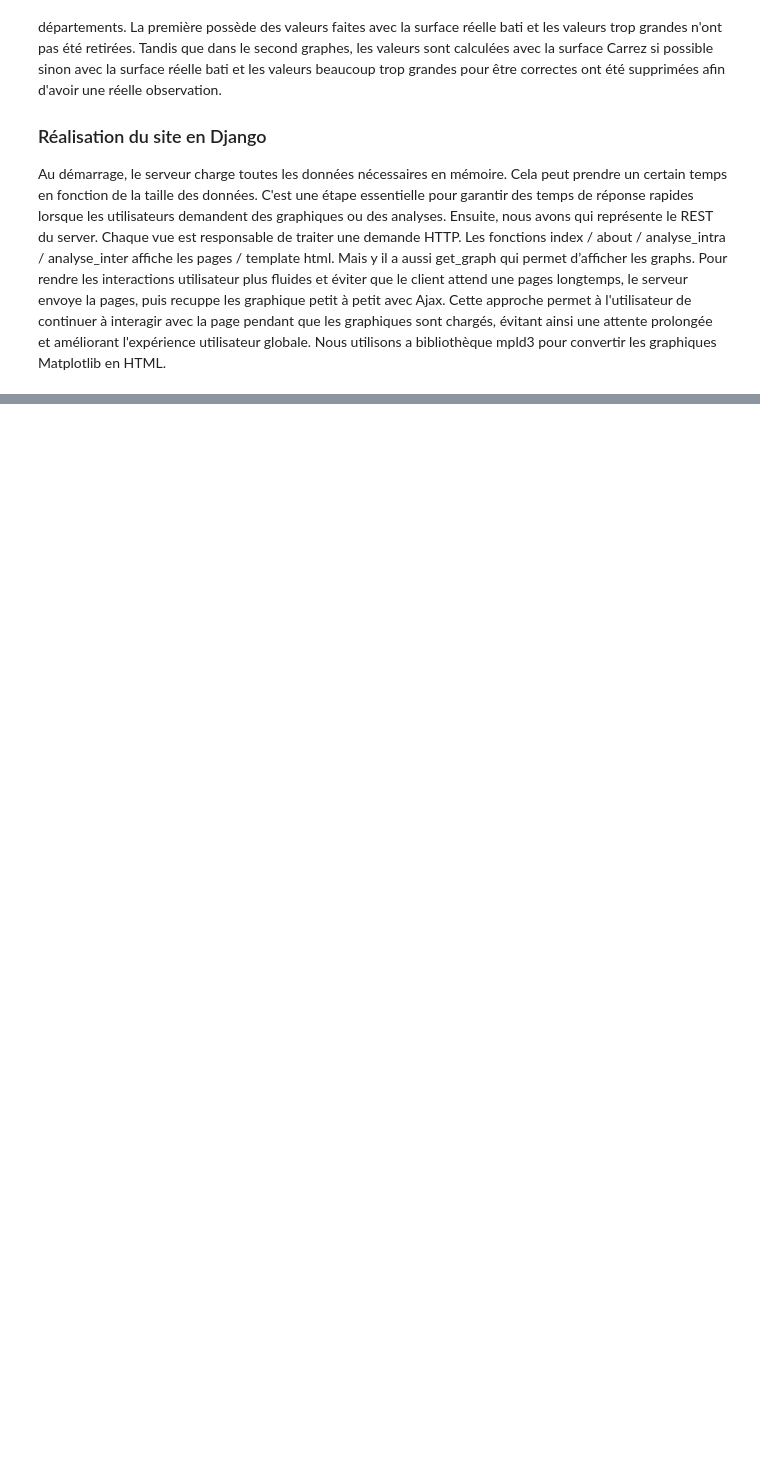
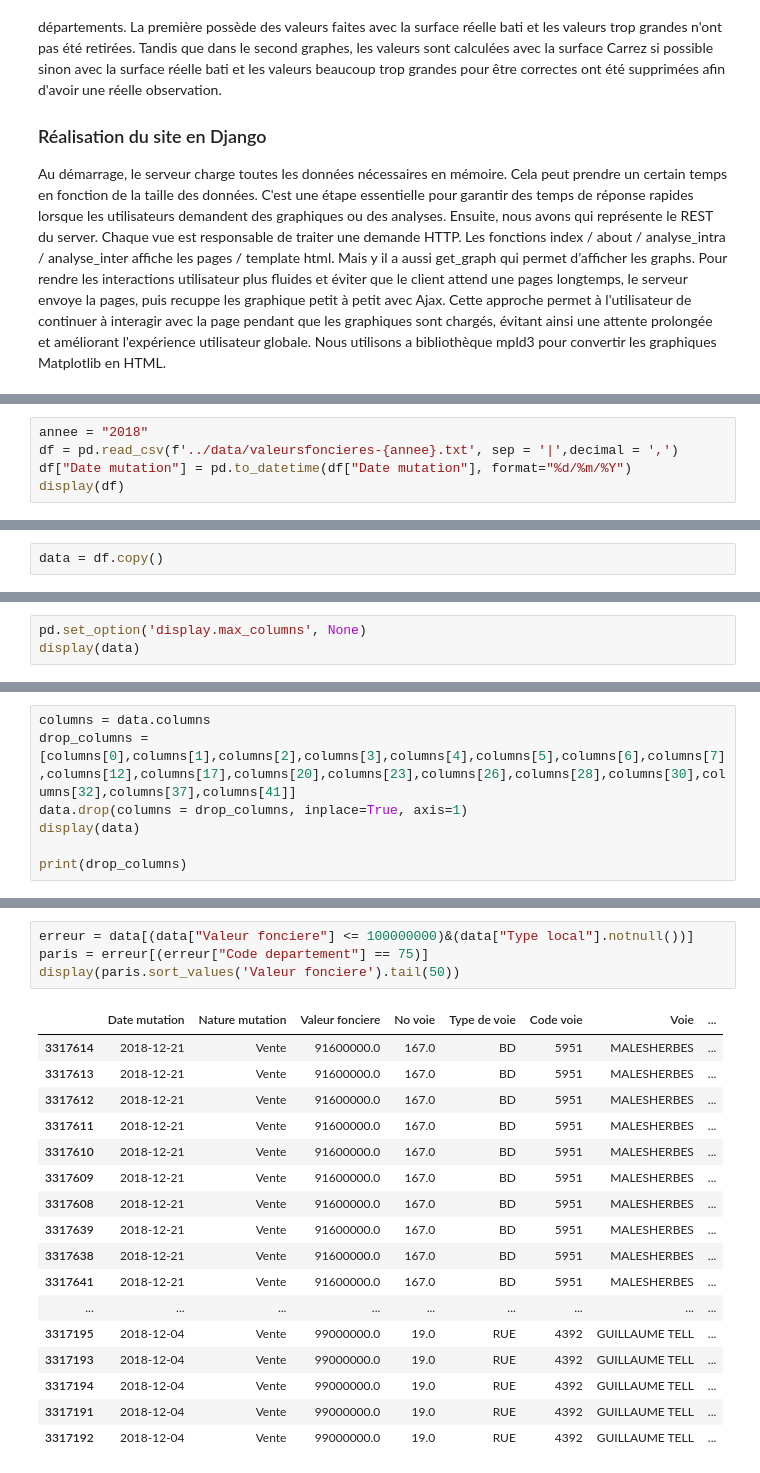
Before and after one commit to GuillaumeDorschner/Real-Estate-Analysis-France, a Jupyter notebook: data analyse/Rapport.ipynb, the cells around one changed output, grey strips where cells are left out. Cells and saved outputs as stored; diff of their text form; blank space fills up the shorter version.

```diff
--- a/data analyse/Rapport.ipynb
+++ b/data analyse/Rapport.ipynb
@@ -30,0 +69,5 @@ Nous utilisons a bibliothèque mpld3 pour convertir les graphiques Matplotlib en
+# %%
+annee = "2018"
+df = pd.read_csv(f'../data/valeursfoncieres-{annee}.txt', sep = '|',decimal = ',')
+df["Date mutation"] = pd.to_datetime(df["Date mutation"], format="%d/%m/%Y")
+display(df)
@@ -30,0 +88,2 @@ Nous utilisons a bibliothèque mpld3 pour convertir les graphiques Matplotlib en
+# %%
+data = df.copy()
@@ -30,0 +92,3 @@ Nous utilisons a bibliothèque mpld3 pour convertir les graphiques Matplotlib en
+# %%
+pd.set_option('display.max_columns', None)
+display(data)
@@ -30,0 +111,7 @@ Nous utilisons a bibliothèque mpld3 pour convertir les graphiques Matplotlib en
+# %%
+columns = data.columns
+drop_columns =  [columns[0],columns[1],columns[2],columns[3],columns[4],columns[5],columns[6],columns[7],columns[12],columns[17],columns[20],columns[23],columns[26],columns[28],columns[30],columns[32],columns[37],columns[41]]
+data.drop(columns = drop_columns, inplace=True, axis=1)
+display(data)
+
+print(drop_columns)
@@ -30,0 +169,22 @@ Nous utilisons a bibliothèque mpld3 pour convertir les graphiques Matplotlib en
+# %%
+erreur = data[(data["Valeur fonciere"] <= 100000000)&(data["Type local"].notnull())]
+paris = erreur[(erreur["Code departement"] == 75)]
+display(paris.sort_values('Valeur fonciere').tail(50))
+# %% [output]
+|  | Date mutation | Nature mutation | Valeur fonciere | No voie | Type de voie | Code voie | Voie | ... |
+| 3317614 | 2018-12-21 | Vente | 91600000.0 | 167.0 | BD | 5951 | MALESHERBES | ... |
+| 3317613 | 2018-12-21 | Vente | 91600000.0 | 167.0 | BD | 5951 | MALESHERBES | ... |
+| 3317612 | 2018-12-21 | Vente | 91600000.0 | 167.0 | BD | 5951 | MALESHERBES | ... |
+| 3317611 | 2018-12-21 | Vente | 91600000.0 | 167.0 | BD | 5951 | MALESHERBES | ... |
+| 3317610 | 2018-12-21 | Vente | 91600000.0 | 167.0 | BD | 5951 | MALESHERBES | ... |
+| 3317609 | 2018-12-21 | Vente | 91600000.0 | 167.0 | BD | 5951 | MALESHERBES | ... |
+| 3317608 | 2018-12-21 | Vente | 91600000.0 | 167.0 | BD | 5951 | MALESHERBES | ... |
+| 3317639 | 2018-12-21 | Vente | 91600000.0 | 167.0 | BD | 5951 | MALESHERBES | ... |
+| 3317638 | 2018-12-21 | Vente | 91600000.0 | 167.0 | BD | 5951 | MALESHERBES | ... |
+| 3317641 | 2018-12-21 | Vente | 91600000.0 | 167.0 | BD | 5951 | MALESHERBES | ... |
+| ... | ... | ... | ... | ... | ... | ... | ... | ... |
+| 3317195 | 2018-12-04 | Vente | 99000000.0 | 19.0 | RUE | 4392 | GUILLAUME TELL | ... |
+| 3317193 | 2018-12-04 | Vente | 99000000.0 | 19.0 | RUE | 4392 | GUILLAUME TELL | ... |
+| 3317194 | 2018-12-04 | Vente | 99000000.0 | 19.0 | RUE | 4392 | GUILLAUME TELL | ... |
+| 3317191 | 2018-12-04 | Vente | 99000000.0 | 19.0 | RUE | 4392 | GUILLAUME TELL | ... |
+| 3317192 | 2018-12-04 | Vente | 99000000.0 | 19.0 | RUE | 4392 | GUILLAUME TELL | ... |
```
Also changed, not shown: parts of 53 cells of this notebook, 3 other files.
